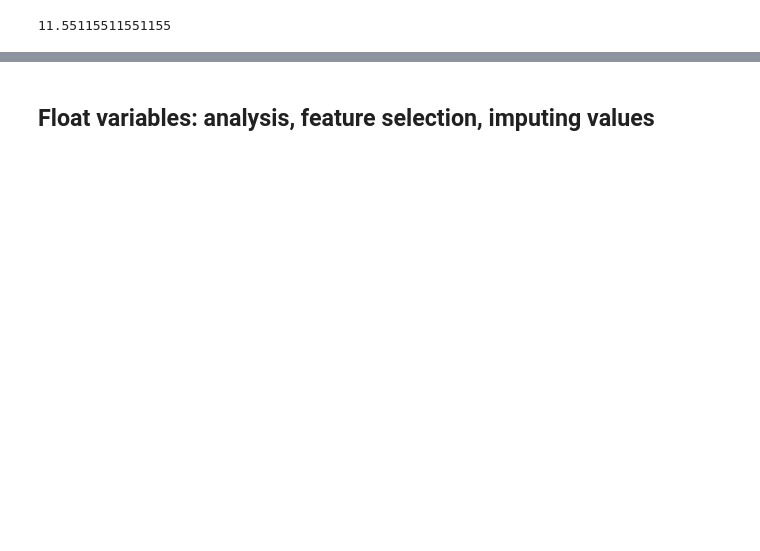
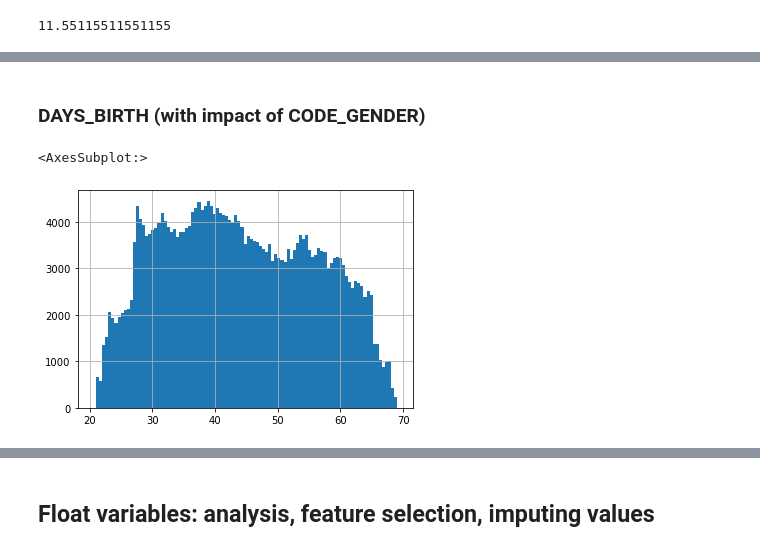
Before and after one commit to VeronikaBerezhnaia/OC_P7_credit_scoring, a Jupyter notebook: Implementez_modele_scoring.ipynb, the cells around one changed output, grey strips where cells are left out. Saved outputs shown, nothing was run; the diff lists cells and outputs as text; code cells hidden in the pictures; blank space fills up the shorter version.

```diff
--- a/Implementez_modele_scoring.ipynb
+++ b/Implementez_modele_scoring.ipynb
@@ -654,22 +676,0 @@ Name: DAYS_EMPLOYED, dtype: int64
-# %%
-appli_tr['DAYS_EMPLOYED'] = appli_tr.DAYS_EMPLOYED.abs()
-appli_tr['DAYS_BIRTH'] = appli_tr.DAYS_BIRTH.abs()
-
-appli_tr['YEARS_EMPLOYED'] = appli_tr.DAYS_EMPLOYED / 365.25
-appli_tr['YEARS_BIRTH'] = appli_tr.DAYS_BIRTH / 365.25
-
-appli_ok = appli_tr[appli_tr.TARGET== 0]
-appli_fail = appli_tr[appli_tr.TARGET== 1]
-
-#age in years
-print(appli_tr.YEARS_BIRTH.min())
-print(appli_tr.YEARS_BIRTH.max())
-
-#last/current job duration in years
-print(appli_tr.YEARS_EMPLOYED.min())
-print(appli_tr.YEARS_EMPLOYED.max())
-
-# minimal age when a client started the last/current job
-print((appli_tr.YEARS_BIRTH - appli_tr.YEARS_EMPLOYED).min())
-# maximal age when a client started the last/current job
-print((appli_tr.YEARS_BIRTH - appli_tr.YEARS_EMPLOYED).max())
@@ -683 +688,4 @@ print((appli_tr.YEARS_BIRTH - appli_tr.YEARS_EMPLOYED).max())
+# %%
+# appli_tr[appli_tr.CNT_FAM_MEMBERS.isna()].CNT_CHILDREN # both 0
+appli_tr['CNT_FAM_MEMBERS'] = appli_tr.CNT_FAM_MEMBERS.fillna(appli_tr.CNT_CHILDREN + 1).astype('int64')
 # %%
@@ -754,0 +732,10 @@ Name: YEARS_BIRTH, dtype: float64
+# %% [markdown]
+### DAYS_BIRTH (with impact of CODE_GENDER)
+# %%
+# display(appli_tr.DAYS_BIRTH.hist()) # negative values
+appli_tr['DAYS_BIRTH'] = appli_tr.DAYS_BIRTH.abs() + 1
+appli_tr['YEARS_BIRTH'] = appli_tr.DAYS_BIRTH / 365.25
+display(appli_tr.YEARS_BIRTH.hist(bins=99)) # How many days before the application the person started current employment
+# %% [output]
+<AxesSubplot:>
+[figure, new version]
```
Also changed, not shown: parts of 284 cells of this notebook.
